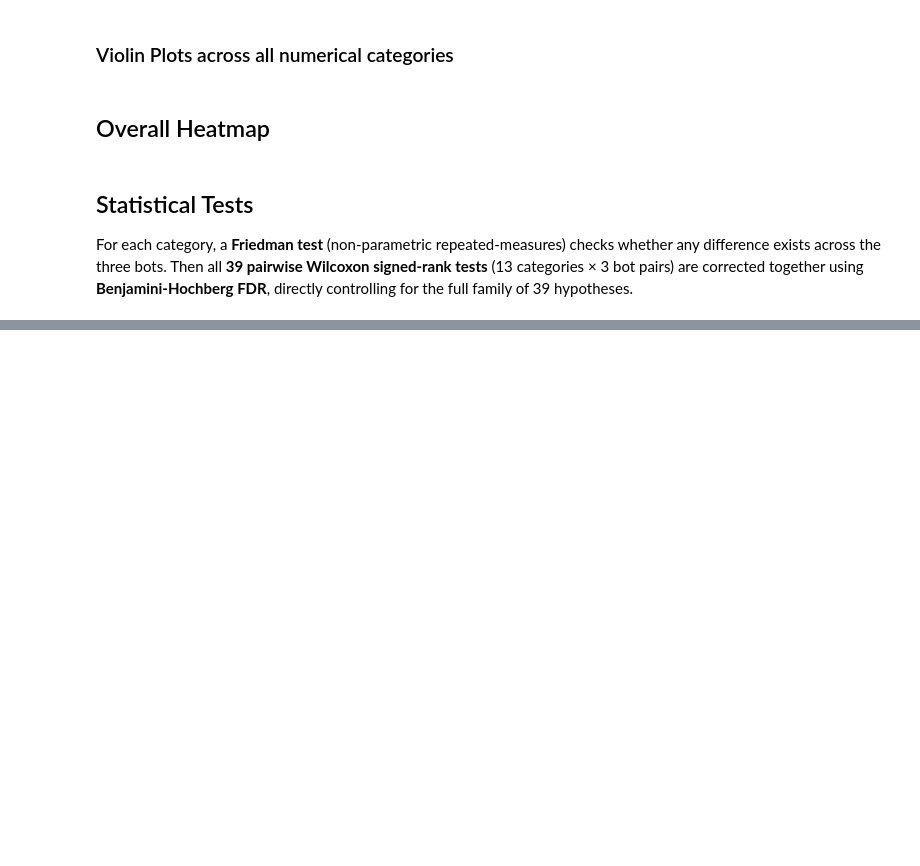
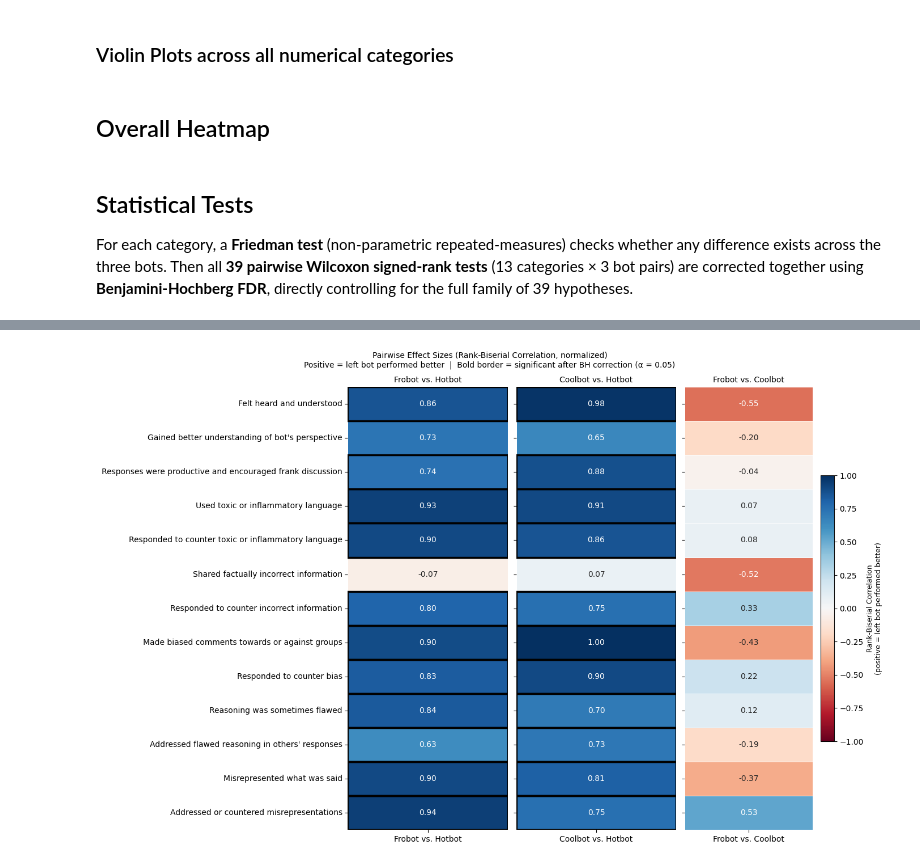
Before and after one commit to divilian/frozone, a Jupyter notebook: juypter_notebooks/data_analysis/experiment_results_414_vis.ipynb, the cells around one changed output, grey strips where cells are left out. Drawn from its saved outputs; the diff is of its cells as text; code cells hidden in the pictures; blank space fills up the shorter version.

Commit message:
Rank biserial plot complete

```diff
--- a/juypter_notebooks/data_analysis/experiment_results_414_vis.ipynb
+++ b/juypter_notebooks/data_analysis/experiment_results_414_vis.ipynb
@@ -238,5 +271,6 @@ pairwise_df.style.format({"W": "{:.1f}", "p_raw": "{:.4f}", "p_corrected (BH)":
 # %%
 from scipy.stats import rankdata as _rankdata
+from matplotlib.patches import Rectangle
 
 def rank_biserial_corr(x, y):
     """Rank-biserial correlation for paired data. Positive = x tends to be larger than y."""
@@ -249,13 +283,15 @@ def rank_biserial_corr(x, y):
     return (np.sum(ranks[diff > 0]) - np.sum(ranks[diff < 0])) / (n * (n + 1) / 2)
 
 # Compute rank-biserial correlation for each of the 39 pairs
+# For negative categories, flip sign so positive always means left bot performed better
 rb_vals = []
 for category in VALID_VIOLIN_CATEGORIES:
+    sign = -1 if category in NEGATIVE_CATEGORIES else 1
     for (bot1, field1), (bot2, field2) in itertools.combinations(BOTS, 2):
         col1 = category.replace("[Field-Name]", f"[Field-{field1}]")
         col2 = category.replace("[Field-Name]", f"[Field-{field2}]")
         paired = results_data[[col1, col2]].dropna()
-        rb_vals.append(rank_biserial_corr(paired[col1].values, paired[col2].values))
+        rb_vals.append(sign * rank_biserial_corr(paired[col1].values, paired[col2].values))
 
 pairwise_df["rank_biserial"] = rb_vals
 
@@ -264,39 +300,48 @@ effect_matrix = pairwise_df.pivot(index="Category", columns="Comparison", values
 sig_matrix    = pairwise_df.pivot(index="Category", columns="Comparison", values="significant").reindex(SHORT_LABELS)
 
 comparisons = ["Frobot vs. Hotbot", "Coolbot vs. Hotbot", "Frobot vs. Coolbot"]
-fig, axes = plt.subplots(1, 3, figsize=(10, 9), sharey=True)
+fig, axes = plt.subplots(1, 3, figsize=(14, 9), sharey=True)
 
 for ax, comp in zip(axes, comparisons):
     col_effect = effect_matrix[[comp]]
     col_sig    = sig_matrix[[comp]]
 
     annot = col_effect.copy().astype(object)
     for cat in col_effect.index:
         val = col_effect.loc[cat, comp]
-        marker = "*" if col_sig.loc[cat, comp] else ""
-        annot.loc[cat, comp] = f"{val:.2f}{marker}" if not np.isnan(val) else ""
+        annot.loc[cat, comp] = f"{val:.2f}" if not np.isnan(val) else ""
 
     sns.heatmap(
         col_effect,
         annot=annot, fmt="",
         center=0, vmin=-1, vmax=1,
         cmap="RdBu",
         linewidths=0.5,
         ax=ax,
         cbar=False,
-        yticklabels=(ax == axes[0]),
+        yticklabels=True,
     )
     ax.set_title(comp, fontsize=10)
     ax.set_xlabel("")
     ax.set_ylabel("")
 
-fig.suptitle("Pairwise Effect Sizes (Rank-Biserial Correlation)\n* = significant after BH correction (α = 0.05)", fontsize=11)
+    # Thick border around significant cells
+    for i, cat in enumerate(effect_matrix.index):
+        if col_sig.loc[cat, comp]:
+            ax.add_patch(Rectangle((0, i), 1, 1, fill=False, edgecolor="black", lw=2.5))
 
-# Shared colorbar
+fig.suptitle(
+    "Pairwise Effect Sizes (Rank-Biserial Correlation, normalized)\n"
+    "Positive = left bot performed better  |  Bold border = significant after BH correction (α = 0.05)",
+    fontsize=10,
+)
+
 sm = plt.cm.ScalarMappable(cmap="RdBu", norm=plt.Normalize(vmin=-1, vmax=1))
 sm.set_array([])
-cbar = fig.colorbar(sm, ax=axes, shrink=0.6, pad=0.02)
-cbar.set_label("Rank-Biserial Correlation\n(positive = left bot rated higher)", fontsize=9)
+cbar = fig.colorbar(sm, ax=axes[-1], shrink=0.6, pad=0.05, location="right")
+cbar.set_label("Rank-Biserial Correlation\n(positive = left bot performed better)", fontsize=9)
 
 plt.tight_layout()
 plt.show()
+# %% [output]
+[figure, added]
```
Also changed, not shown: parts of 2 cells of this notebook.
